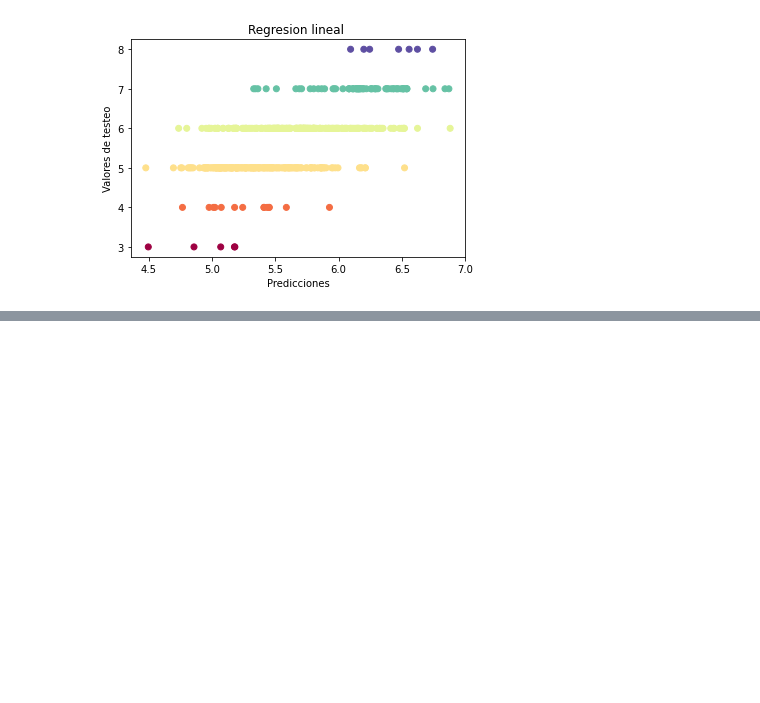
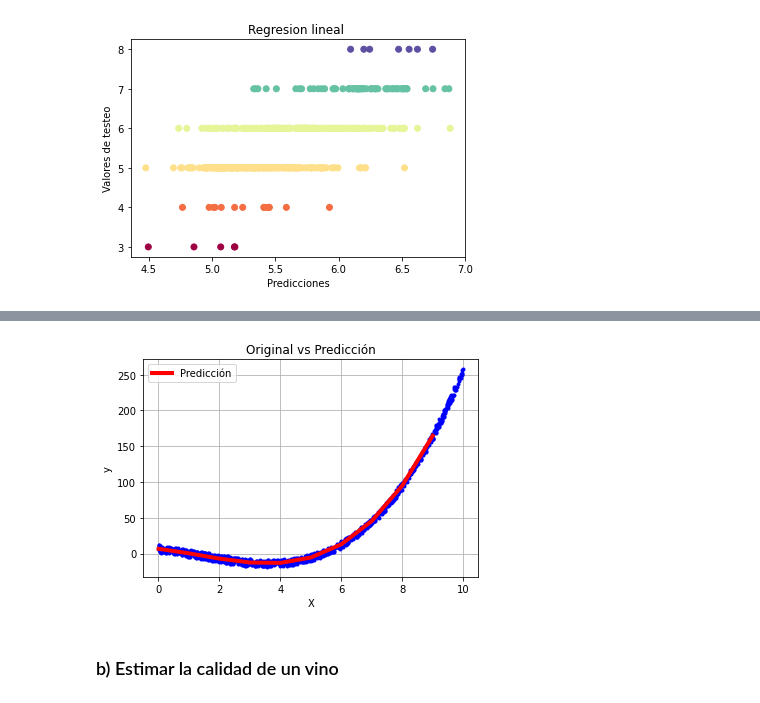
Before and after one commit to SeisCaras/Proyecto1_aprendizaje, a Jupyter notebook: vinos.ipynb, the cells around one changed output, grey strips where cells are left out. Saved outputs shown, nothing was run; the diff lists cells and outputs as text; code cells hidden in the pictures; blank space fills up the shorter version.

```diff
--- a/vinos.ipynb
+++ b/vinos.ipynb
@@ -102,0 +124,21 @@ plt.show()
+# %%
+model = LinearRegression()
+poly = PolynomialFeatures(degree=3)
+X_poly = poly.fit_transform(X)
+# %%
+model.fit(X_poly, y)
+X_fit = np.arange(X.min(), X.max(), 1)[:, np.newaxis]
+y_predicted = model.predict(poly.fit_transform(X_fit))
+# %%
+plt.plot(X, y, 'b.')
+plt.plot(X_fit, y_predicted, 'r-', linewidth=4, label='Predicción')
+plt.xlabel('X')
+plt.ylabel('y')
+plt.legend(loc='upper left')
+plt.title('Original vs Predicción')
+plt.grid(True)
+plt.show()
+# %% [output]
+[figure, added]
+# %% [markdown]
+### b) Estimar la calidad de un vino
```
Also changed, not shown: parts of 15 cells of this notebook, 1 other file.
